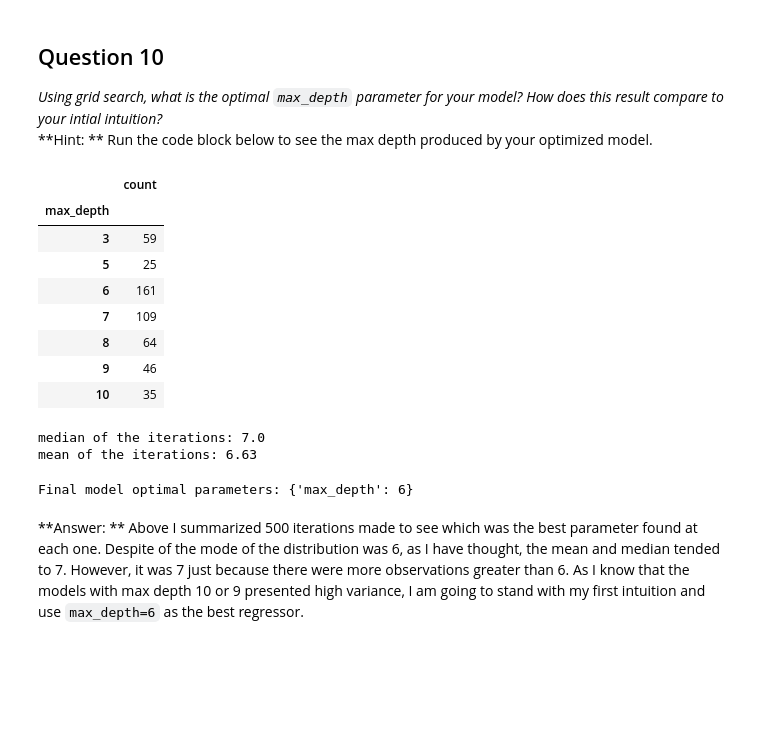
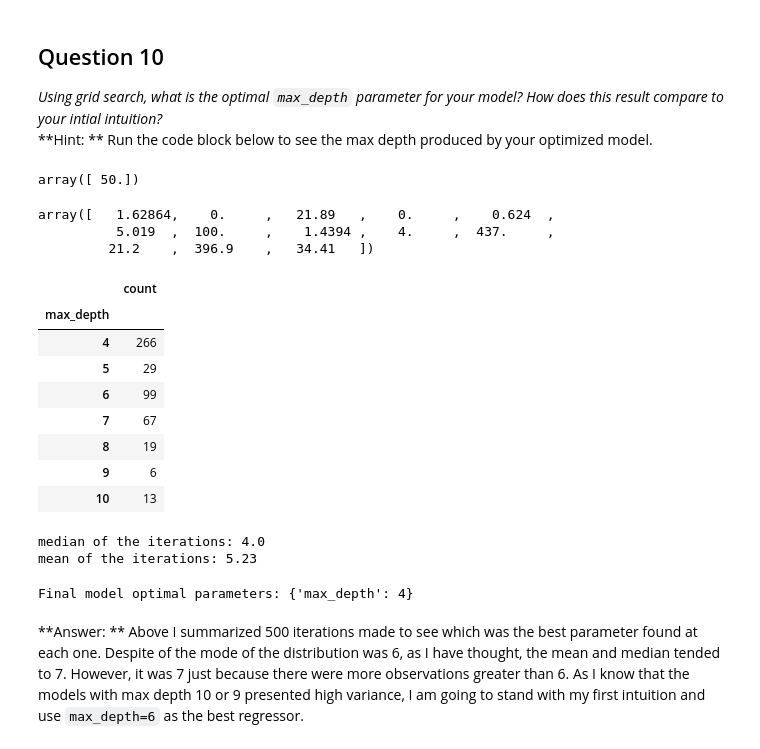
Before and after one commit to ucaiado/Boston_Housing, a Jupyter notebook: boston_housing.ipynb, the cells around one changed output. Saved outputs shown, nothing was run; the diff lists cells and outputs as text; code cells hidden in the pictures; blank space fills up the shorter version.

```diff
--- a/boston_housing.ipynb
+++ b/boston_housing.ipynb
@@ -429,8 +430,19 @@ In this final section of the project, you will make a prediction on the client's
 ## Question 10
 *Using grid search, what is the optimal `max_depth` parameter for your model? How does this result compare to your intial intuition?*
 **Hint: ** Run the code block below to see the max depth produced by your optimized model.
+# %%
+reg = fit_model(, y_train)
+reg.predict(CLIENT_FEATURES)
+# %% [output]
+array([ 50.])
+# %%
+X_train[0]
+# %% [output]
+array([   1.62864,    0.     ,   21.89   ,    0.     ,    0.624  ,
+          5.019  ,  100.     ,    1.4394 ,    4.     ,  437.     ,
+         21.2    ,  396.9    ,   34.41   ])
 # %%
-def iterateGridSearch(X_train, y_train):
+def iterateGridSearch(X, y):
     """
     Run multiples iterations to find the maximum depth fro the tree. Return a
     dictionary with a model with each depth found and a list of the best
@@ -441,7 +453,7 @@ def iterateGridSearch(X_train, y_train):
     l_OptimalMaxDepth = []
     d_rtn = {}
     for i_try in xrange(1, 500):
-        reg = fit_model(X_train, y_train)
+        reg = fit_model(X, y)
         l_OptimalMaxDepth.append(reg.best_params_)
         if reg.best_params_ not in d_rtn.keys():
             d_rtn[reg.best_params_["max_depth"]] = reg
@@ -449,34 +461,32 @@ def iterateGridSearch(X_train, y_train):
     return l_OptimalMaxDepth, d_rtn
 # %%
 # plot the distribution of the best parameters found
-l_OptimalMaxDepth, d_rtn = iterateGridSearch(X_train, y_train)
+l_OptimalMaxDepth, d_rtn = iterateGridSearch(housing_features, housing_prices)
 df_plot = pd.DataFrame(l_OptimalMaxDepth)
 df_plot["count"]=None
 df_plot["count"]=1
-df_plot["count"]=None
-df_plot["count"]=1
 df_plot.groupby("max_depth").count()
 # %% [output]
 |  | count |
 | max_depth |  |
-| 3 | 59 |
-| 5 | 25 |
-| 6 | 161 |
-| 7 | 109 |
-| 8 | 64 |
-| 9 | 46 |
-| 10 | 35 |
+| 4 | 266 |
+| 5 | 29 |
+| 6 | 99 |
+| 7 | 67 |
+| 8 | 19 |
+| 9 | 6 |
+| 10 | 13 |
 # %%
 print "median of the iterations: {}".format(df_plot.median().values[0])
 print "mean of the iterations: {:0.2f}".format(df_plot.mean().values[0])
 # %% [output]
-median of the iterations: 7.0
-mean of the iterations: 6.63
+median of the iterations: 4.0
+mean of the iterations: 5.23
 # %%
-reg = d_rtn[6]
+reg = d_rtn[4]
 print "Final model optimal parameters:", reg.best_params_
 # %% [output]
-Final model optimal parameters: {'max_depth': 6}
+Final model optimal parameters: {'max_depth': 4}
 # %% [markdown]
 **Answer: ** Above I summarized 500 iterations made to see which was the best parameter found at each one. Despite of the mode of the distribution was 6, as I have thought, the mean and median tended to 7. However, it was 7 just because there were more observations greater than 6. As I know that the models with max depth 10 or 9 presented high variance, I am going to stand with my first intuition and use `max_depth=6` as the best regressor.
 # %% [markdown]
```
Also changed, not shown: parts of 8 cells of this notebook.
